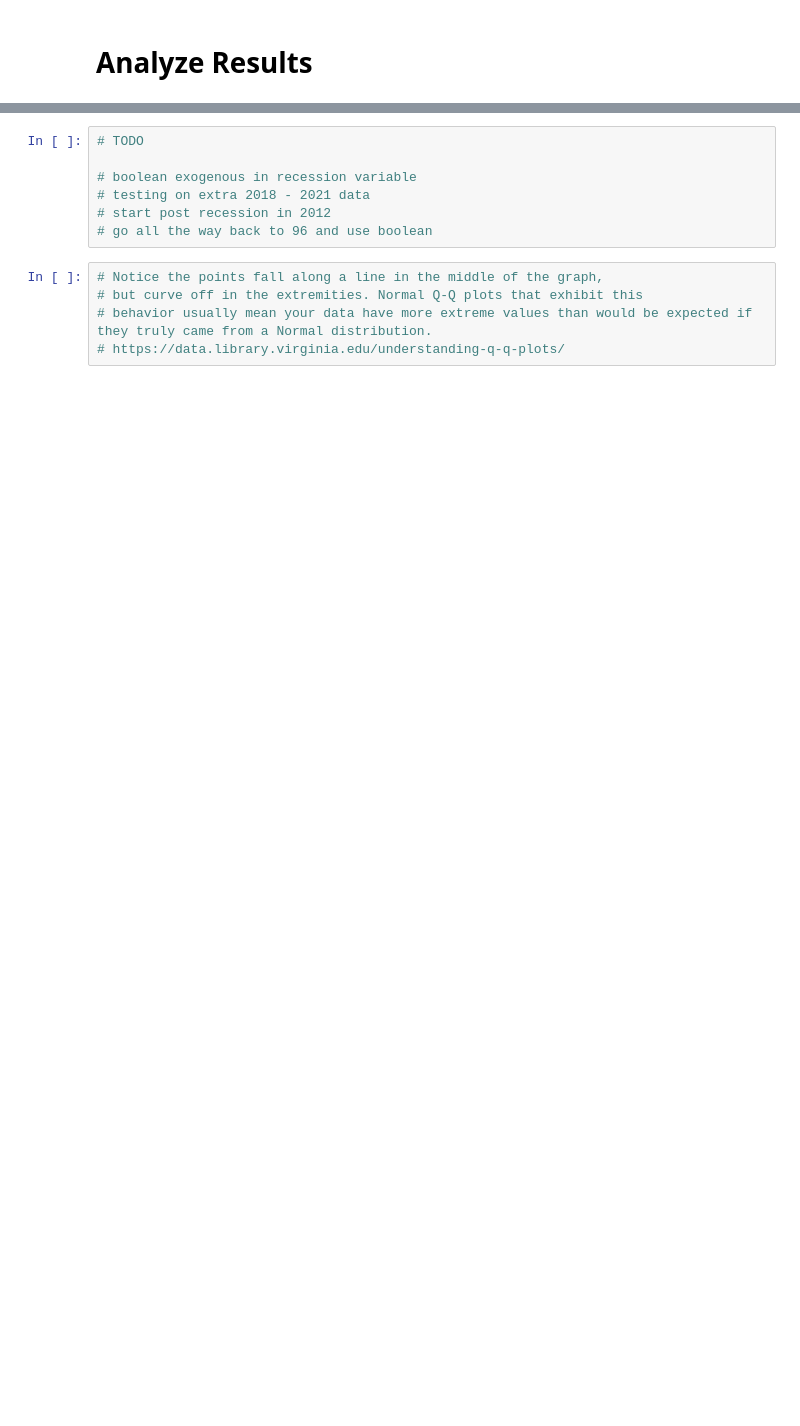
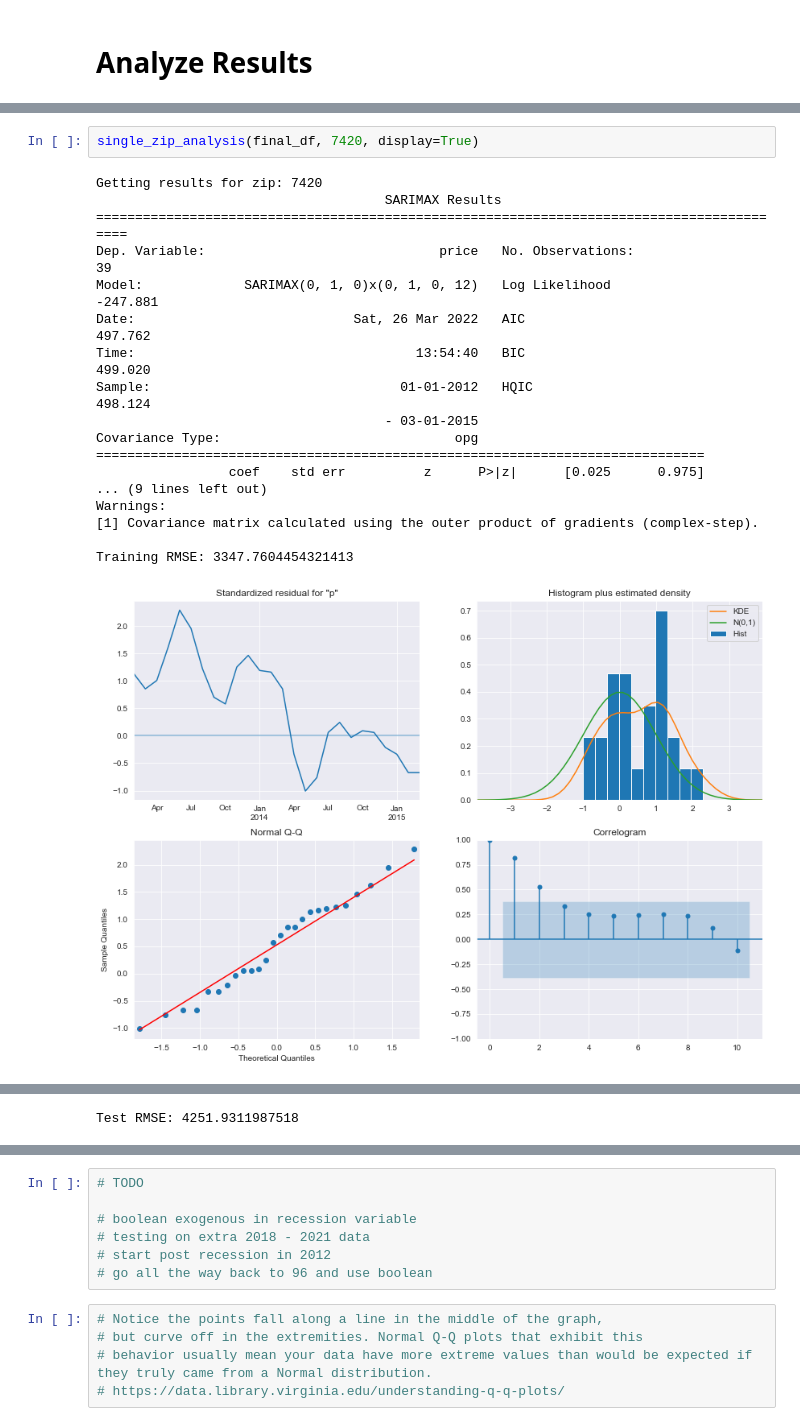
Before and after one commit to timpanon/zillow_forecasting, a Jupyter notebook: overall_nj.ipynb, the cells around one changed output, grey strips where cells are left out. Cells and saved outputs as stored; diff of their text form; blank space fills up the shorter version.

```diff
--- a/overall_nj.ipynb
+++ b/overall_nj.ipynb
@@ -1085,0 +913,21 @@ results_df.sort_values(by='forecast_5yr_roi', ascending=False).head()
+# %%
+single_zip_analysis(final_df, 7420, display=True)
+# %% [output]
+Getting results for zip: 7420
+                                     SARIMAX Results
+==========================================================================================
+Dep. Variable:                              price   No. Observations:                   39
+Model:             SARIMAX(0, 1, 0)x(0, 1, 0, 12)   Log Likelihood                -247.881
+Date:                            Sat, 26 Mar 2022   AIC                            497.762
+Time:                                    13:54:40   BIC                            499.020
+Sample:                                01-01-2012   HQIC                           498.124
+                                     - 03-01-2015
+Covariance Type:                              opg
+==============================================================================
+                 coef    std err          z      P>|z|      [0.025      0.975]
+... (9 lines left out)
+Warnings:
+[1] Covariance matrix calculated using the outer product of gradients (complex-step).
+
+Training RMSE: 3347.7604454321413
+[figure, added]
@@ -1085,0 +936 @@ results_df.sort_values(by='forecast_5yr_roi', ascending=False).head()
+Test RMSE: 4251.9311987518
```
Also changed, not shown: parts of 53 cells of this notebook, 4 other files.
